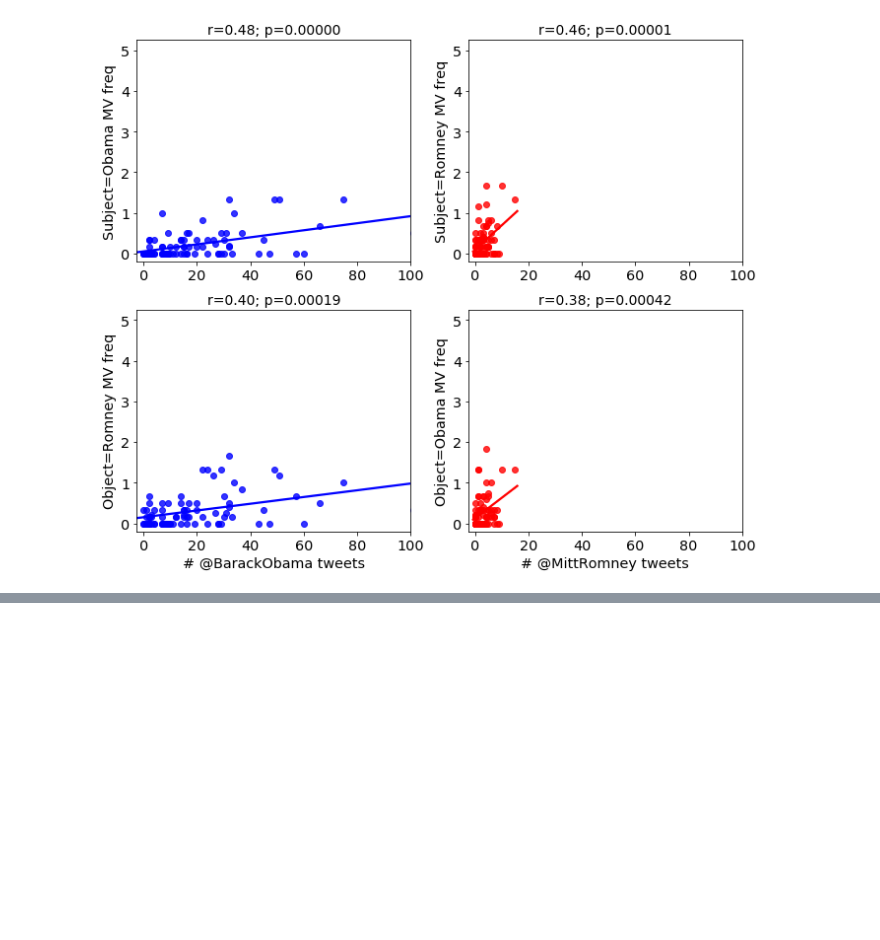
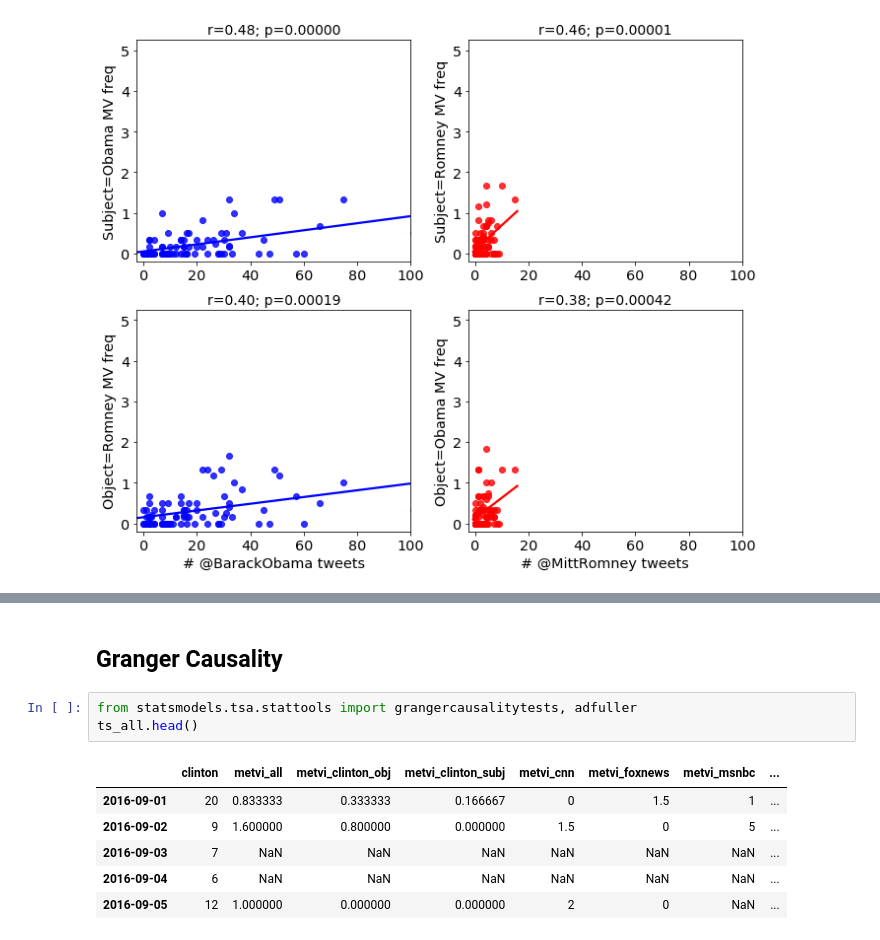
Before and after one commit to mt-digital/metvi-analysis, a Jupyter notebook: Metvi vs Tweet Regressions.ipynb, the cells around one changed output, grey strips where cells are left out. Drawn from its saved outputs; the diff is of its cells as text; blank space fills up the shorter version.

```diff
--- a/Metvi vs Tweet Regressions.ipynb
+++ b/Metvi vs Tweet Regressions.ipynb
@@ -149,0 +190,12 @@ plot_regressions(ts_all, by='subjobj', save_path='/Users/mt/Desktop/test-subjobj
+# %% [markdown]
+## Granger Causality
+# %%
+from statsmodels.tsa.stattools import grangercausalitytests, adfuller
+ts_all.head()
+# %% [output]
+|  | clinton | metvi_all | metvi_clinton_obj | metvi_clinton_subj | metvi_cnn | metvi_foxnews | metvi_msnbc | ... |
+| 2016-09-01 | 20 | 0.833333 | 0.333333 | 0.166667 | 0 | 1.5 | 1 | ... |
+| 2016-09-02 | 9 | 1.600000 | 0.800000 | 0.000000 | 1.5 | 0 | 5 | ... |
+| 2016-09-03 | 7 | NaN | NaN | NaN | NaN | NaN | NaN | ... |
+| 2016-09-04 | 6 | NaN | NaN | NaN | NaN | NaN | NaN | ... |
+| 2016-09-05 | 12 | 1.000000 | 0.000000 | 0.000000 | 2 | 0 | NaN | ... |
```
Also changed, not shown: parts of 4 cells of this notebook, 1 other file.
